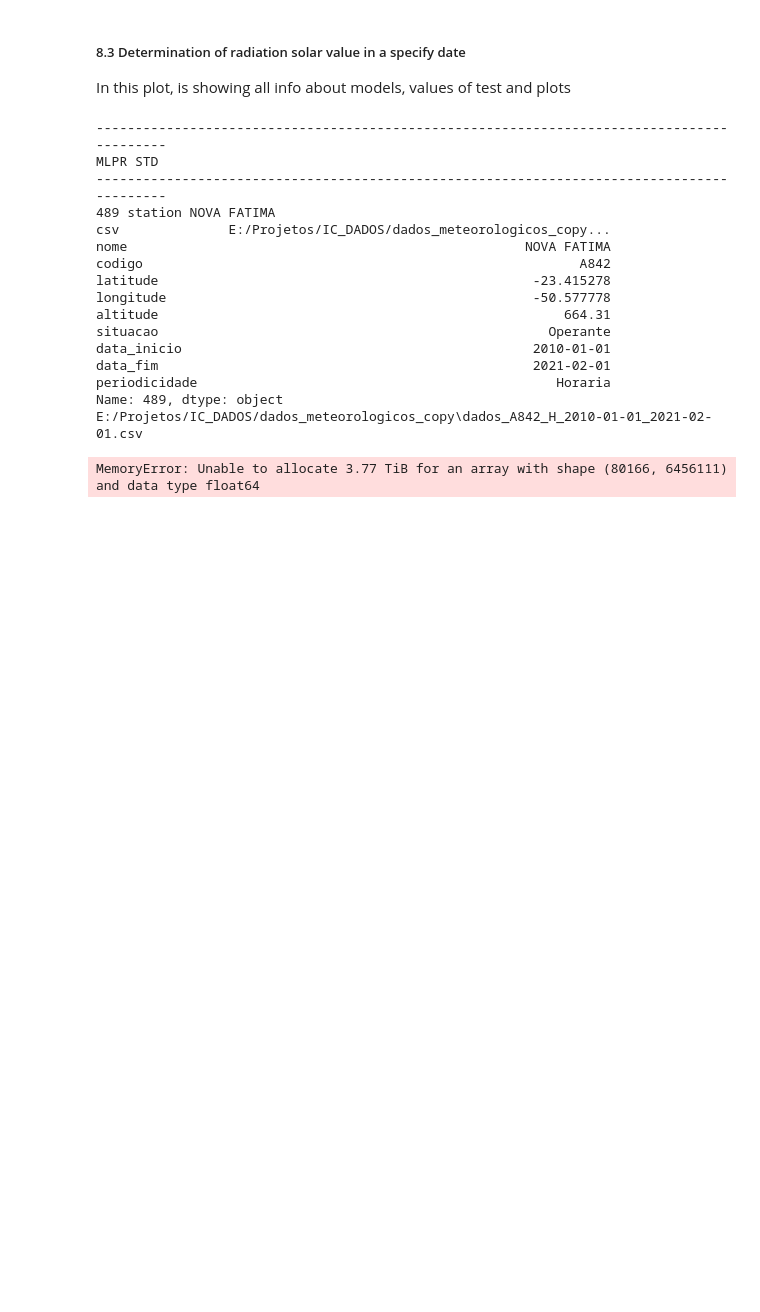
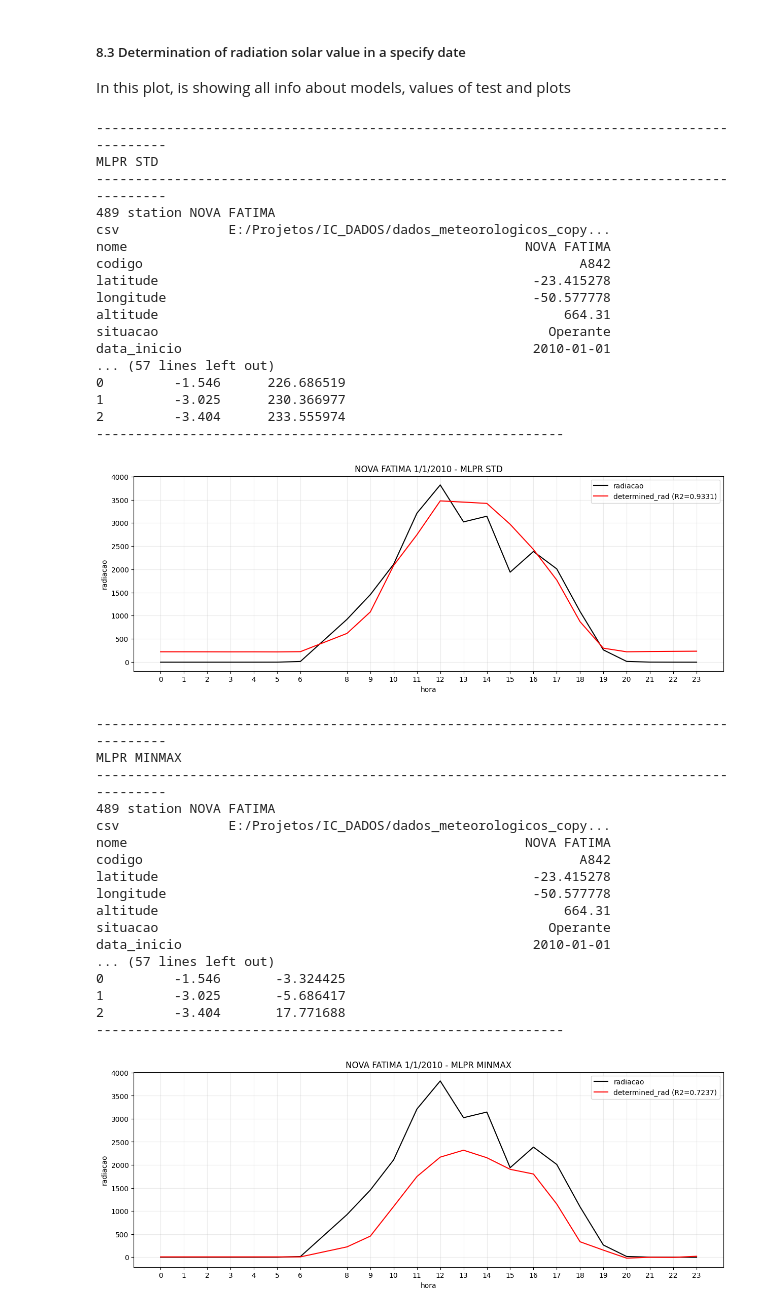
Before and after one commit to matthewz5/UTFPR-Machine-Learning-on-Meteorological-Data, a Jupyter notebook: code_sei_sicite_2023_2143640.ipynb, the cells around one changed output. Drawn from its saved outputs; the diff is of its cells as text; code cells hidden in the pictures; blank space fills up the shorter version.

```diff
--- a/code_sei_sicite_2023_2143640.ipynb
+++ b/code_sei_sicite_2023_2143640.ipynb
@@ -295,7 +295,7 @@ NameError: name 'result' is not defined
 
 # data = pd.read_csv('data_agglutinated/data_selected_stations.csv')
 
-# data = pd.read_csv('E:/Projetos/IC_DADOS/dados_meteorologicos_copy/todos_dados/data_selected.csv')
+data = pd.read_csv('E:/Projetos/IC_DADOS/dados_meteorologicos_copy/todos_dados/data_selected.csv')
 # %%
 # Change variables name and format of date
 
@@ -2110,7 +2111,7 @@ def inv_norm_std(df, df_determined):
     data_measured = scaler.inverse_transform(data_measured_norm)
     data_determined = scaler.inverse_transform(data_determined_norm)
 
-    combined_array = np.column_stack(data_measured, data_determined)
+    combined_array = np.column_stack((data_measured, data_determined))
 
     df_determined_inv = pd.DataFrame(combined_array, columns=['measured_rad', 'determined_rad'], index = df.index)
 
@@ -2298,22 +2299,41 @@ def app_models_determined(string_station, data_stations, day, month, year, local
     print('-'*90)
     app(string_station, data_stations, day, month, year, model_name[1], norm_type[1], models[3], local_save)
 # %%
-app_models_determined('NOVA FATIMA', selected_stations, 1, 1, 2010, 'figures_test')
+app_models_determined('NOVA FATIMA', selected_stations, 1, 1, 2010, 'E:/Projetos/IC_DADOS/Doc_final/testes/OBS')
 # %% [output]
 ------------------------------------------------------------------------------------------
 MLPR STD
 ------------------------------------------------------------------------------------------
 489 station NOVA FATIMA
 csv              E:/Projetos/IC_DADOS/dados_meteorologicos_copy...
 nome                                                   NOVA FATIMA
 codigo                                                        A842
 latitude                                                -23.415278
 longitude                                               -50.577778
 altitude                                                    664.31
 situacao                                                  Operante
 data_inicio                                             2010-01-01
-data_fim                                                2021-02-01
-periodicidade                                              Horaria
-Name: 489, dtype: object
-E:/Projetos/IC_DADOS/dados_meteorologicos_copy\dados_A842_H_2010-01-01_2021-02-01.csv
+... (57 lines left out)
+0         -1.546      226.686519
+1         -3.025      230.366977
+2         -3.404      233.555974
+------------------------------------------------------------
+[figure, added]
-MemoryError: Unable to allocate 3.77 TiB for an array with shape (80166, 6456111) and data type float64
+------------------------------------------------------------------------------------------
+MLPR MINMAX
+------------------------------------------------------------------------------------------
+489 station NOVA FATIMA
+csv              E:/Projetos/IC_DADOS/dados_meteorologicos_copy...
+nome                                                   NOVA FATIMA
+codigo                                                        A842
+latitude                                                -23.415278
+longitude                                               -50.577778
+altitude                                                    664.31
+situacao                                                  Operante
+data_inicio                                             2010-01-01
+... (57 lines left out)
+0         -1.546       -3.324425
+1         -3.025       -5.686417
+2         -3.404       17.771688
+------------------------------------------------------------
+[figure, added]
```
Also changed, not shown: parts of 14 cells of this notebook.
